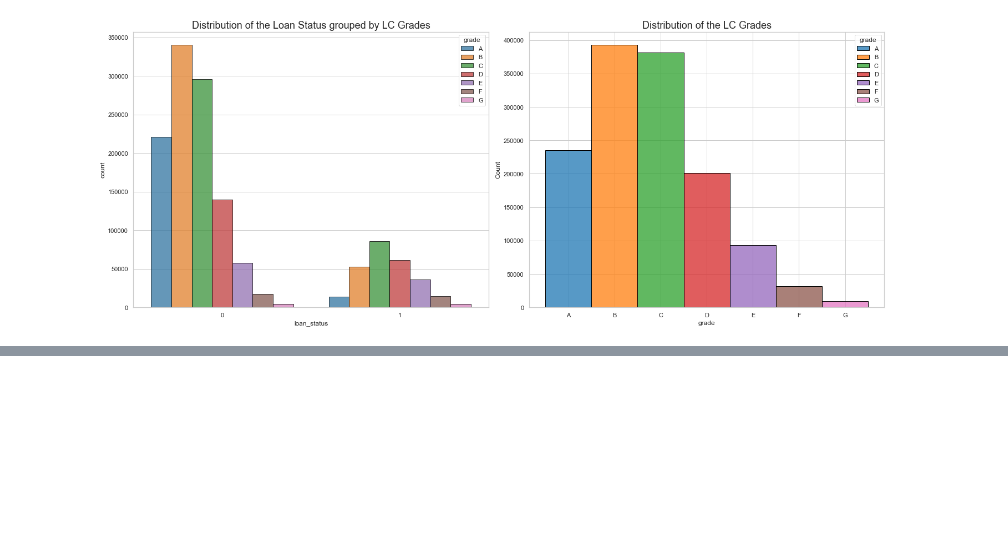
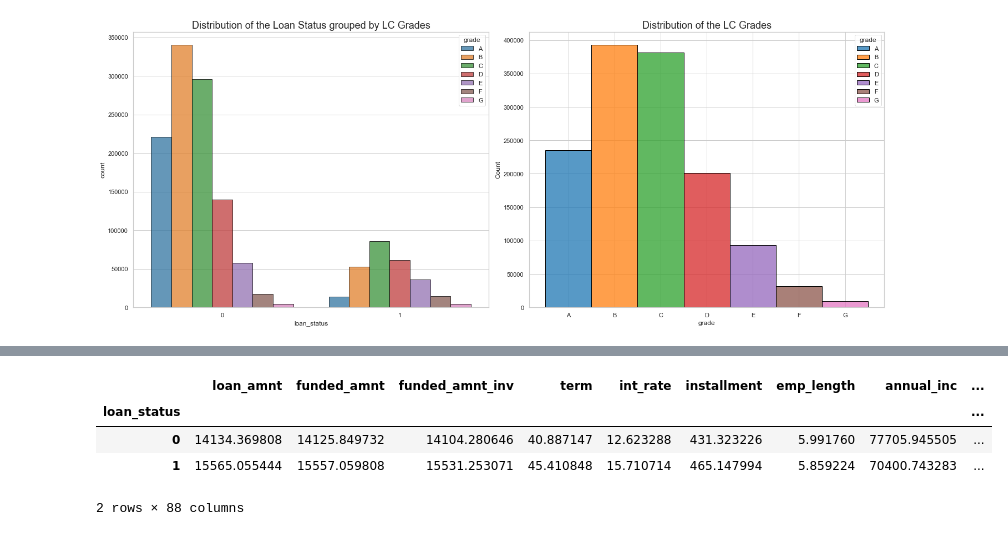
Before and after one commit to negralessio/advanced-ml-final-project, a Jupyter notebook: notebooks/eda.ipynb, the cells around one changed output, grey strips where cells are left out. Saved outputs shown, nothing was run; the diff lists cells and outputs as text; code cells hidden in the pictures; blank space fills up the shorter version.

```diff
--- a/notebooks/eda.ipynb
+++ b/notebooks/eda.ipynb
@@ -83,0 +105,10 @@ plt.show()
+# %%
+# Get number of defaults per state
+direct_comparison_target_variable_mean = df.groupby('loan_status').mean()
+direct_comparison_target_variable_mean.head(10)
+# %% [output]
+|  | loan_amnt | funded_amnt | funded_amnt_inv | term | int_rate | installment | emp_length | annual_inc | ... |
+| loan_status |  |  |  |  |  |  |  |  | ... |
+| 0 | 14134.369808 | 14125.849732 | 14104.280646 | 40.887147 | 12.623288 | 431.323226 | 5.991760 | 77705.945505 | ... |
+| 1 | 15565.055444 | 15557.059808 | 15531.253071 | 45.410848 | 15.710714 | 465.147994 | 5.859224 | 70400.743283 | ... |
+2 rows × 88 columns
```
Also changed, not shown: parts of 5 cells of this notebook.
